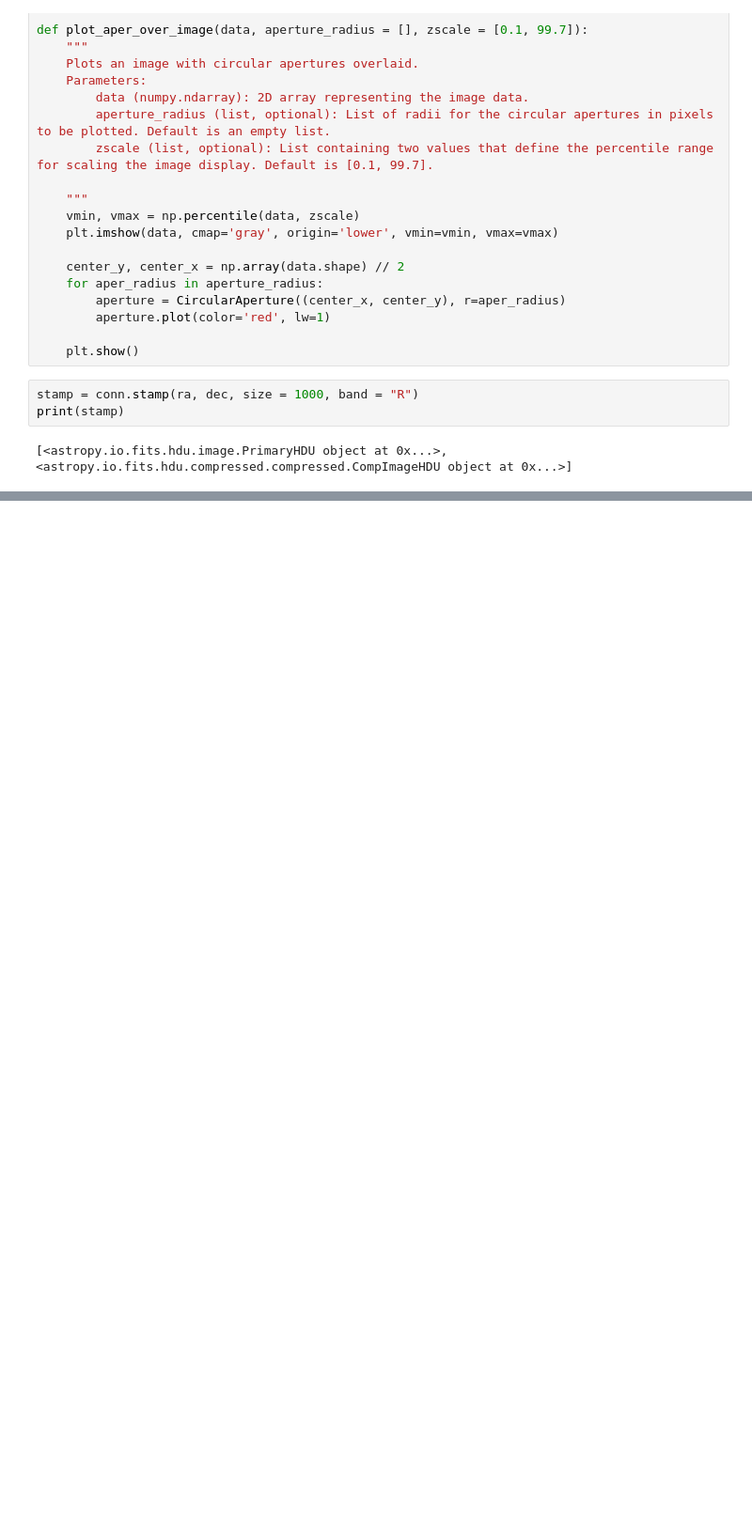
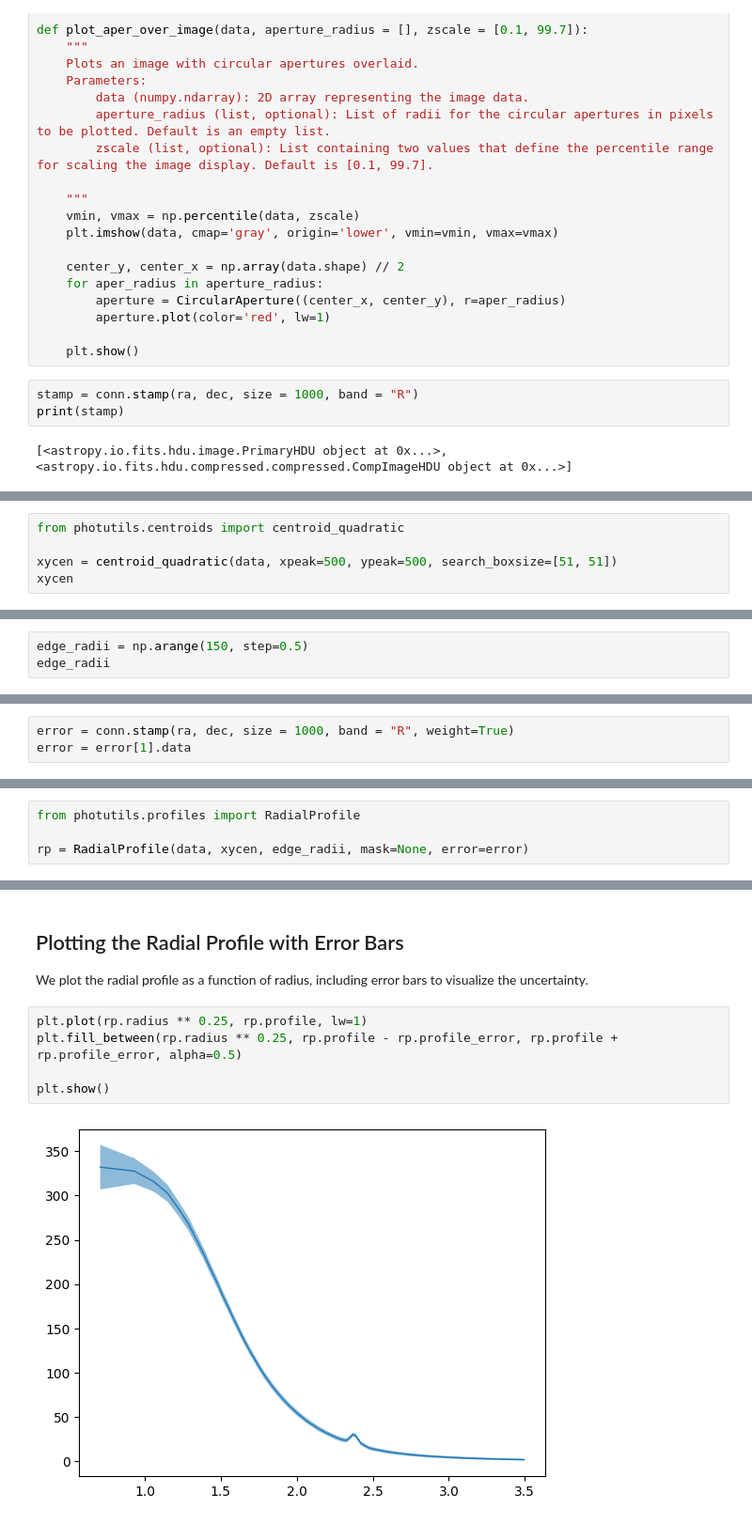
Before and after one commit to felipefer42/XLVII_SAB_workshop, a Jupyter notebook: content/hands-on/3rd_science_case_solution.ipynb, the cells around one changed output, grey strips where cells are left out. Shown at 94% size. Drawn from its saved outputs; the diff is of its cells as text; blank space fills up the shorter version.

```diff
--- a/content/hands-on/3rd_science_case_solution.ipynb
+++ b/content/hands-on/3rd_science_case_solution.ipynb
@@ -43,0 +72,5 @@ plot_aper_over_image(stamp[1].data, aperture_radius = [10, 20, 30],)
+# %%
+from photutils.centroids import centroid_quadratic
+
+xycen = centroid_quadratic(data, xpeak=500, ypeak=500, search_boxsize=[51, 51])
+xycen
@@ -43,0 +82,3 @@ plot_aper_over_image(stamp[1].data, aperture_radius = [10, 20, 30],)
+# %%
+edge_radii = np.arange(150, step=0.5)
+edge_radii
@@ -43,0 +106,3 @@ plot_aper_over_image(stamp[1].data, aperture_radius = [10, 20, 30],)
+# %%
+error = conn.stamp(ra, dec, size = 1000, band = "R", weight=True)
+error = error[1].data
@@ -43,0 +112,4 @@ plot_aper_over_image(stamp[1].data, aperture_radius = [10, 20, 30],)
+# %%
+from photutils.profiles import RadialProfile
+
+rp = RadialProfile(data, xycen, edge_radii, mask=None, error=error)
@@ -43,0 +135,10 @@ plot_aper_over_image(stamp[1].data, aperture_radius = [10, 20, 30],)
+# %% [markdown]
+## Plotting the Radial Profile with Error Bars
+We plot the radial profile as a function of radius, including error bars to visualize the uncertainty.
+# %%
+plt.plot(rp.radius ** 0.25, rp.profile, lw=1)
+plt.fill_between(rp.radius ** 0.25, rp.profile - rp.profile_error, rp.profile + rp.profile_error, alpha=0.5)
+
+plt.show()
+# %% [output]
+[figure, added]
```
Also changed, not shown: parts of 22 cells of this notebook.
